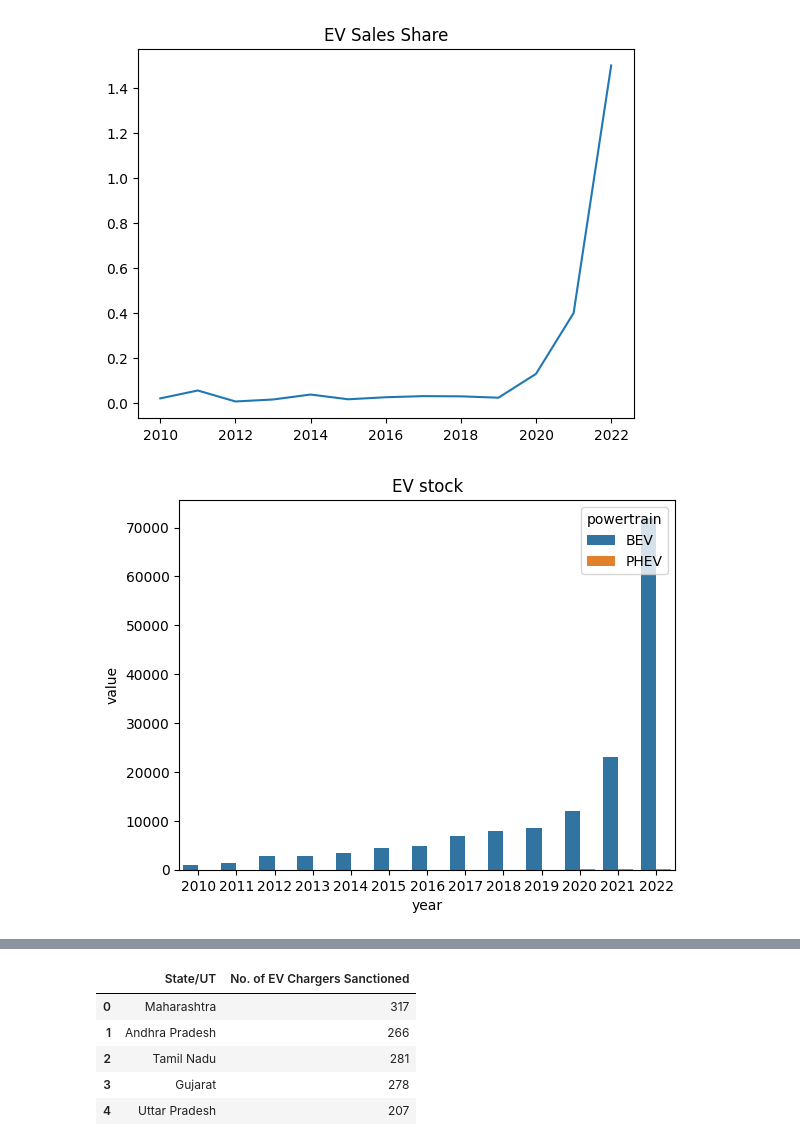
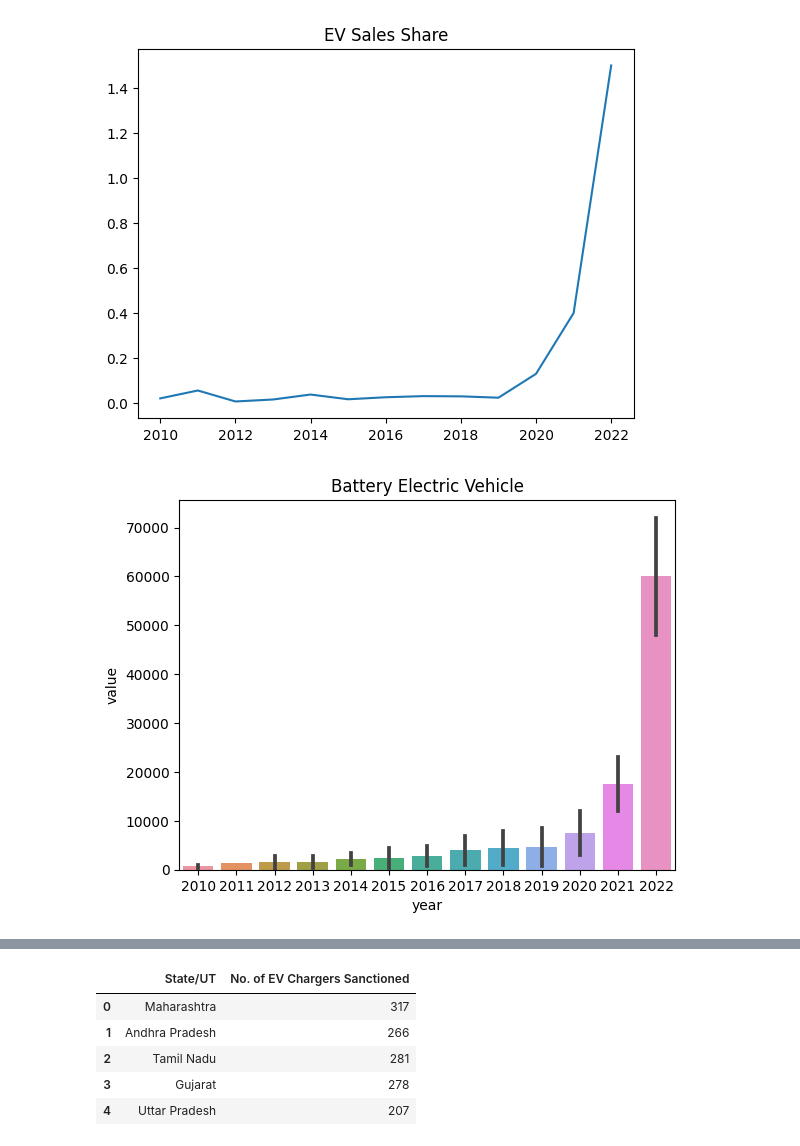
Before and after one commit to Kyouma45/Eletronic-Vehicle-Market-Segmentation, a Jupyter notebook: EV_Market_Segmentation.ipynb, the cells around one changed output, grey strips where cells are left out. Drawn from its saved outputs; the diff is of its cells as text; code cells hidden in the pictures.

```diff
--- a/EV_Market_Segmentation.ipynb
+++ b/EV_Market_Segmentation.ipynb
@@ -60,9 +56,9 @@ plt.plot('year','value',data=temp)
 [<matplotlib.lines.Line2D at 0x...>]
 [figure]
 # %%
-temp=df[df['parameter']=='EV stock']
-plt.title('EV stock')
-sns.barplot(x='year', y='value', hue='powertrain', data=temp)
+temp=df[df['powertrain']=='BEV']
+plt.title('Battery Electric Vehicle')
+sns.barplot(x='year', y='value', data=temp)
 plt.show()
 # %% [output]
-[figure, old version]
+[figure, new version]
```
Also changed, not shown: parts of 3 cells of this notebook.
